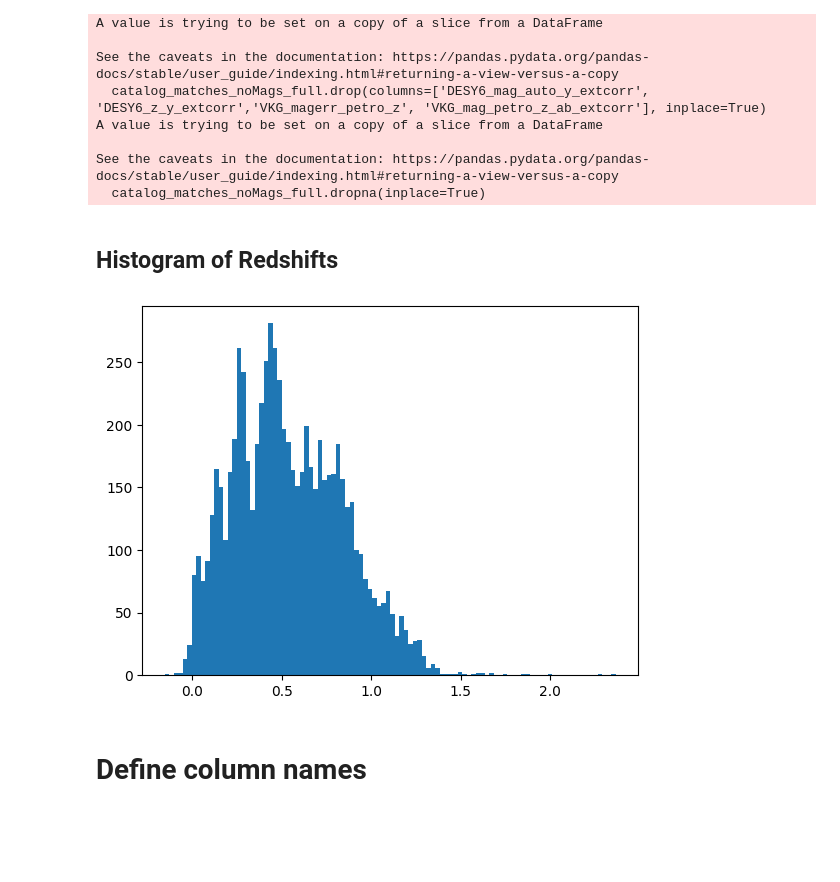
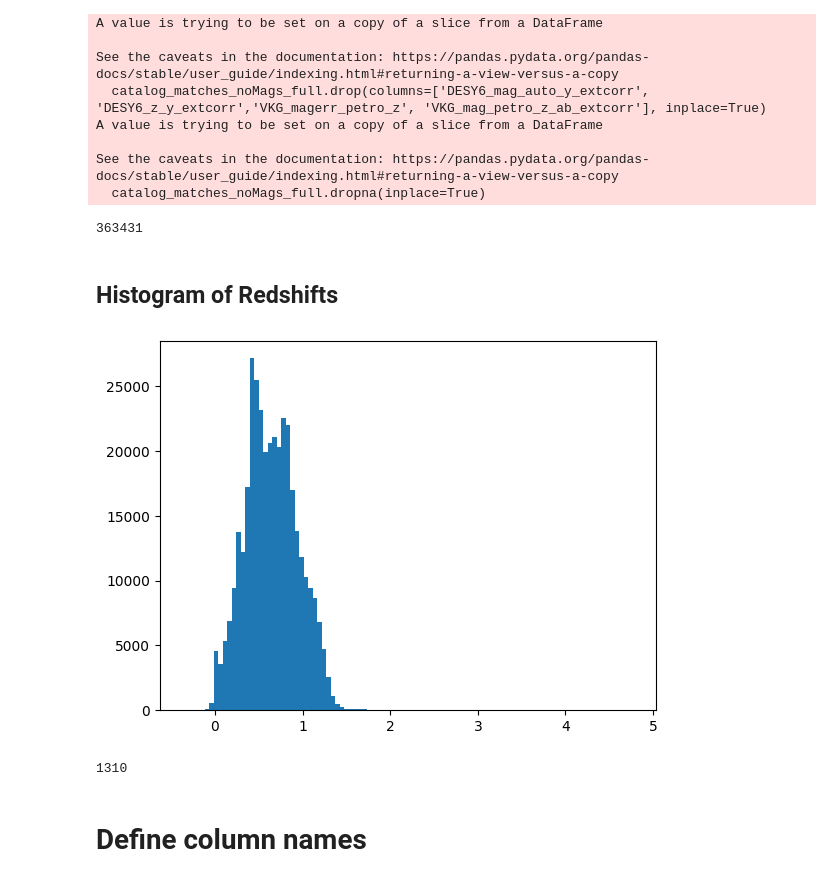
Before and after one commit to theWebTardigrade/fundamental-properties-of-EMU-radio-sources, a Jupyter notebook: code/7_EMU_Cigale.ipynb, the cells around one changed output. Saved outputs shown, nothing was run; the diff lists cells and outputs as text; code cells hidden in the pictures; blank space fills up the shorter version.

```diff
--- a/code/7_EMU_Cigale.ipynb
+++ b/code/7_EMU_Cigale.ipynb
@@ -58,15 +58,21 @@ A value is trying to be set on a copy of a slice from a DataFrame
 See the caveats in the documentation: https://pandas.pydata.org/pandas-docs/stable/user_guide/indexing.html#returning-a-view-versus-a-copy
   catalog_matches_noMags_full.dropna(inplace=True)
 # %%
-nonemu_path = '/home/polaris/Lab_Astro/data/cigale/nonemu_data/nonemu_data_sample3.data'
+nonemu_path = '/home/polaris/Lab_Astro/data/cigale/nonemu_data/nonemu_data.dat'
 nonemu_data = pd.read_csv(nonemu_path)
+print(len(nonemu_data))
+# %% [output]
+363431
 # %% [markdown]
 ## Histogram of Redshifts
 # %%
 plt.hist(nonemu_data['DESY6_dnf_z'], bins = 100)
 plt.show()
+
+len(nonemu_data[nonemu_data['DESY6_dnf_z']<0])
 # %% [output]
-[figure, old version]
+[figure, new version]
+1310
 # %% [markdown]
 # Define column names
 # %%
```
Also changed, not shown: parts of 2 cells of this notebook, 2 other files.
